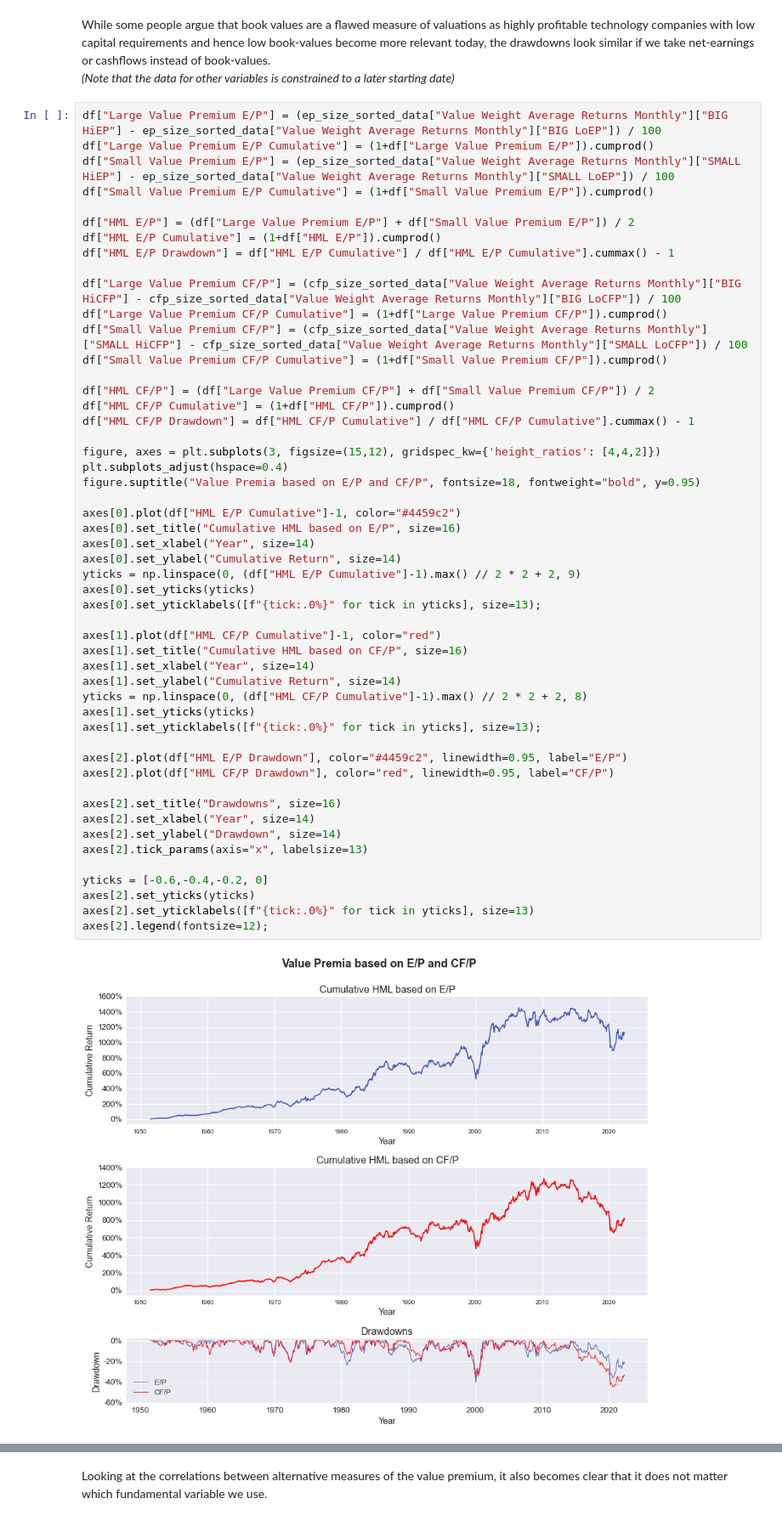
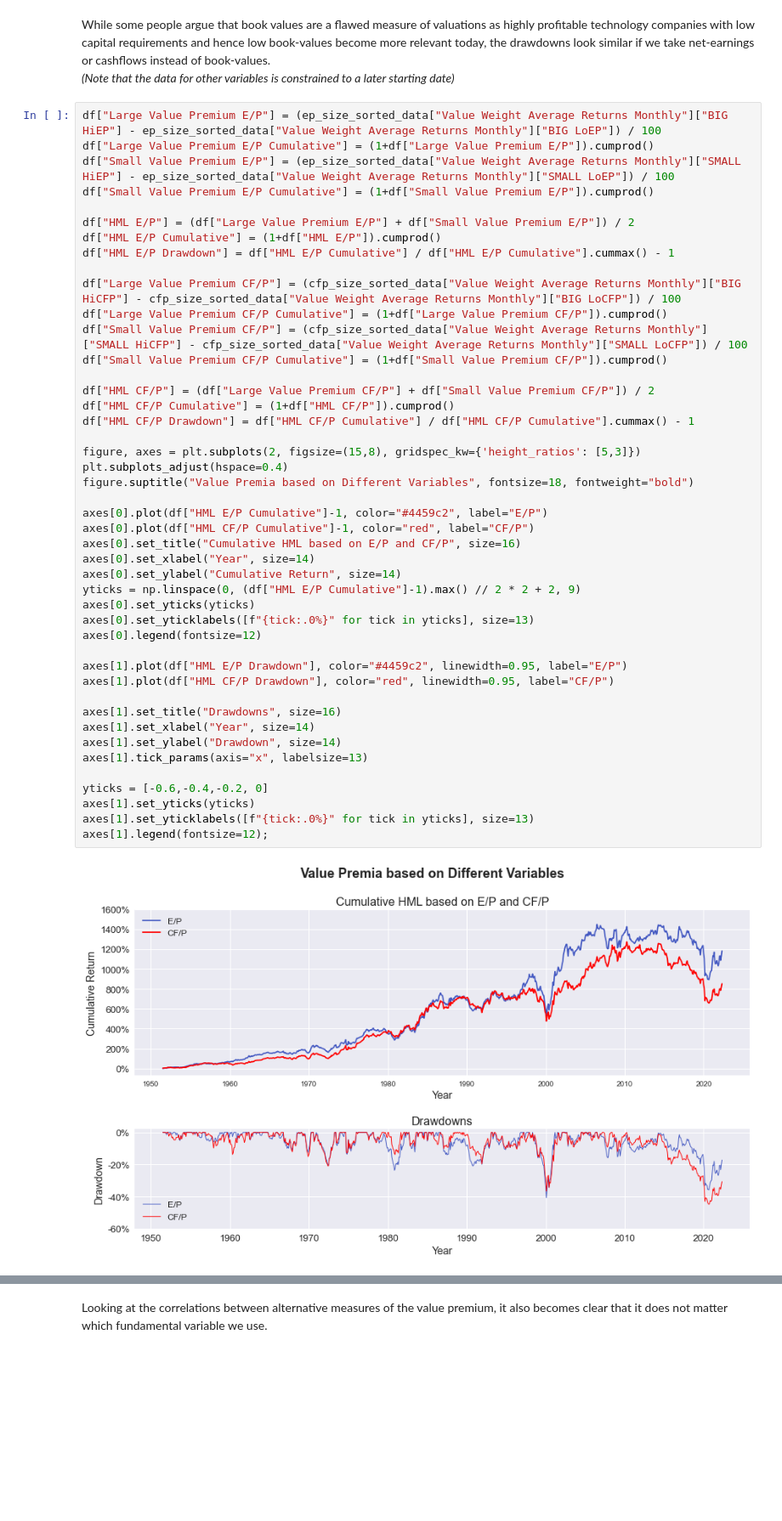
Before and after one commit to jonasniemeyer/investing-ideas, a Jupyter notebook: analyzing_the_value_premium.ipynb, the cells around one changed output, grey strips where cells are left out. Shown at 85% size. Saved outputs shown, nothing was run; the diff lists cells and outputs as text; blank space fills up the shorter version.

Commit message:
add table of contents, merge alternative premia graphs, adjust figure size

```diff
--- a/analyzing_the_value_premium.ipynb
+++ b/analyzing_the_value_premium.ipynb
@@ -191,53 +193,47 @@ While some people argue that book values are a flawed measure of valuations as h
 # %%
 df["Large Value Premium E/P"] = (ep_size_sorted_data["Value Weight Average Returns Monthly"]["BIG HiEP"] - ep_size_sorted_data["Value Weight Average Returns Monthly"]["BIG LoEP"]) / 100
 df["Large Value Premium E/P Cumulative"] = (1+df["Large Value Premium E/P"]).cumprod()
 df["Small Value Premium E/P"] = (ep_size_sorted_data["Value Weight Average Returns Monthly"]["SMALL HiEP"] - ep_size_sorted_data["Value Weight Average Returns Monthly"]["SMALL LoEP"]) / 100
 df["Small Value Premium E/P Cumulative"] = (1+df["Small Value Premium E/P"]).cumprod()
 
 df["HML E/P"] = (df["Large Value Premium E/P"] + df["Small Value Premium E/P"]) / 2
 df["HML E/P Cumulative"] = (1+df["HML E/P"]).cumprod()
 df["HML E/P Drawdown"] = df["HML E/P Cumulative"] / df["HML E/P Cumulative"].cummax() - 1
 
 df["Large Value Premium CF/P"] = (cfp_size_sorted_data["Value Weight Average Returns Monthly"]["BIG HiCFP"] - cfp_size_sorted_data["Value Weight Average Returns Monthly"]["BIG LoCFP"]) / 100
 df["Large Value Premium CF/P Cumulative"] = (1+df["Large Value Premium CF/P"]).cumprod()
 df["Small Value Premium CF/P"] = (cfp_size_sorted_data["Value Weight Average Returns Monthly"]["SMALL HiCFP"] - cfp_size_sorted_data["Value Weight Average Returns Monthly"]["SMALL LoCFP"]) / 100
 df["Small Value Premium CF/P Cumulative"] = (1+df["Small Value Premium CF/P"]).cumprod()
 
 df["HML CF/P"] = (df["Large Value Premium CF/P"] + df["Small Value Premium CF/P"]) / 2
 df["HML CF/P Cumulative"] = (1+df["HML CF/P"]).cumprod()
 df["HML CF/P Drawdown"] = df["HML CF/P Cumulative"] / df["HML CF/P Cumulative"].cummax() - 1
 
-figure, axes = plt.subplots(3, figsize=(15,12), gridspec_kw={'height_ratios': [4,4,2]})
+figure, axes = plt.subplots(2, figsize=(15,8), gridspec_kw={'height_ratios': [5,3]})
 plt.subplots_adjust(hspace=0.4)
-figure.suptitle("Value Premia based on E/P and CF/P", fontsize=18, fontweight="bold", y=0.95)
+figure.suptitle("Value Premia based on Different Variables", fontsize=18, fontweight="bold")
 
-axes[0].plot(df["HML E/P Cumulative"]-1, color="#4459c2")
-axes[0].set_title("Cumulative HML based on E/P", size=16)
+axes[0].plot(df["HML E/P Cumulative"]-1, color="#4459c2", label="E/P")
+axes[0].plot(df["HML CF/P Cumulative"]-1, color="red", label="CF/P")
+axes[0].set_title("Cumulative HML based on E/P and CF/P", size=16)
 axes[0].set_xlabel("Year", size=14)
 axes[0].set_ylabel("Cumulative Return", size=14)
 yticks = np.linspace(0, (df["HML E/P Cumulative"]-1).max() // 2 * 2 + 2, 9)
 axes[0].set_yticks(yticks)
-axes[0].set_yticklabels([f"{tick:.0%}" for tick in yticks], size=13);
+axes[0].set_yticklabels([f"{tick:.0%}" for tick in yticks], size=13)
+axes[0].legend(fontsize=12)
 
-axes[1].plot(df["HML CF/P Cumulative"]-1, color="red")
-axes[1].set_title("Cumulative HML based on CF/P", size=16)
+axes[1].plot(df["HML E/P Drawdown"], color="#4459c2", linewidth=0.95, label="E/P")
+axes[1].plot(df["HML CF/P Drawdown"], color="red", linewidth=0.95, label="CF/P")
+
+axes[1].set_title("Drawdowns", size=16)
 axes[1].set_xlabel("Year", size=14)
-axes[1].set_ylabel("Cumulative Return", size=14)
-yticks = np.linspace(0, (df["HML CF/P Cumulative"]-1).max() // 2 * 2 + 2, 8)
-axes[1].set_yticks(yticks)
-axes[1].set_yticklabels([f"{tick:.0%}" for tick in yticks], size=13);
-
-axes[2].plot(df["HML E/P Drawdown"], color="#4459c2", linewidth=0.95, label="E/P")
-axes[2].plot(df["HML CF/P Drawdown"], color="red", linewidth=0.95, label="CF/P")
-
-axes[2].set_title("Drawdowns", size=16)
-axes[2].set_xlabel("Year", size=14)
-axes[2].set_ylabel("Drawdown", size=14)
-axes[2].tick_params(axis="x", labelsize=13)
+axes[1].set_ylabel("Drawdown", size=14)
+axes[1].tick_params(axis="x", labelsize=13)
 
 yticks = [-0.6,-0.4,-0.2, 0]
-axes[2].set_yticks(yticks)
-axes[2].set_yticklabels([f"{tick:.0%}" for tick in yticks], size=13)
-axes[2].legend(fontsize=12);
+axes[1].set_yticks(yticks)
+axes[1].set_yticklabels([f"{tick:.0%}" for tick in yticks], size=13)
+axes[1].legend(fontsize=12);
 # %% [output]
-[figure, old version]
+[figure, new version]
```
Also changed, not shown: parts of 37 cells of this notebook.
